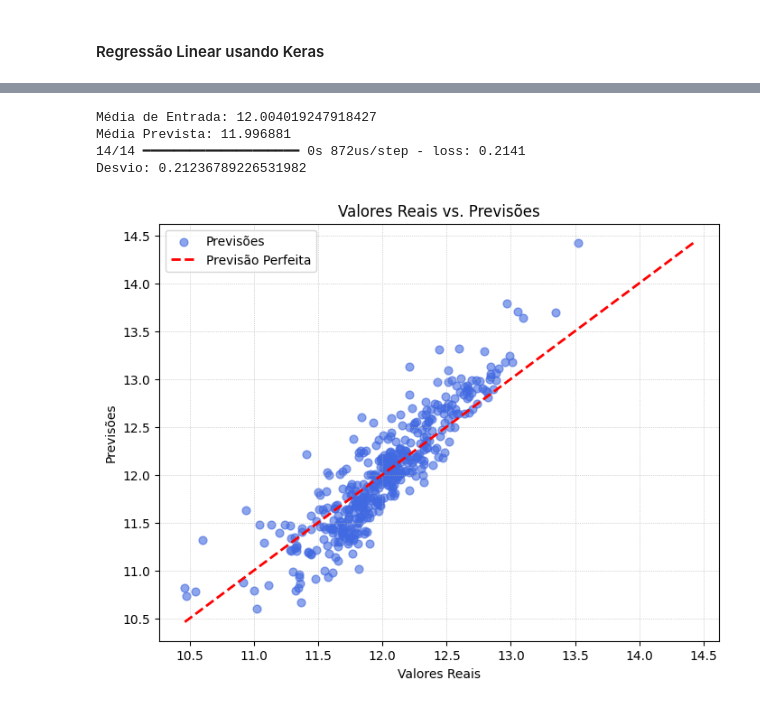
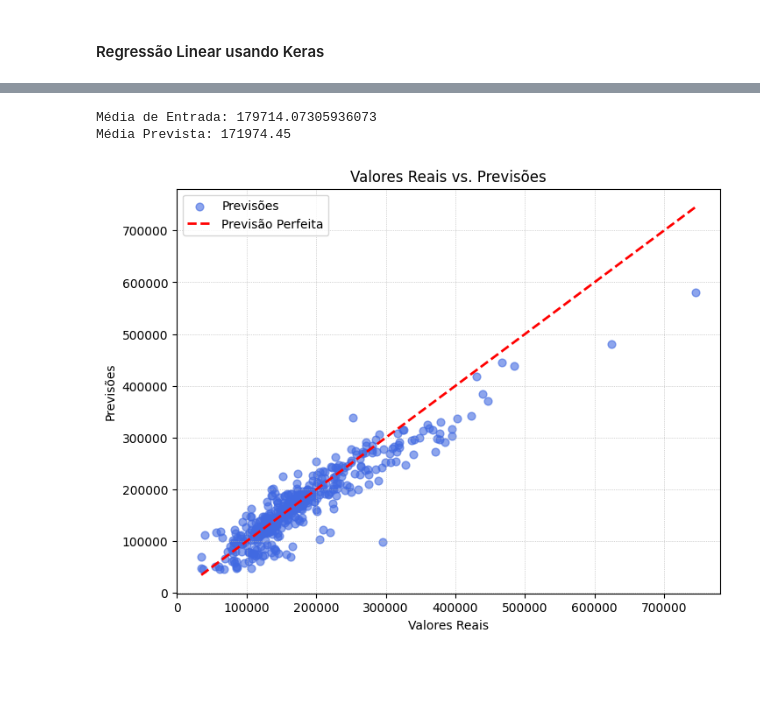
Before and after one commit to Nathan-Rgs/patternRecognition-supervisedLearning, a Jupyter notebook: regression/houses.ipynb, the cells around one changed output, grey strips where cells are left out. Saved outputs shown, nothing was run; the diff lists cells and outputs as text; code cells hidden in the pictures; blank space fills up the shorter version.

Commit message:
feat: Plot results and update columns

```diff
--- a/regression/houses.ipynb
+++ b/regression/houses.ipynb
@@ -337,10 +334,10 @@ np.random.seed(1)
 tf.random.set_seed(1)
 
 # Separacao de attr e classe
-X_train = train.drop(['SalePrice'], axis=1)
-y_train = train['SalePrice']
+X_train_cols = train.drop(['SalePrice'], axis=1)
+y_train_col = train['SalePrice']
 
-X_train, X_test, y_train, y_test = train_test_split(X_train, y_train, test_size = 0.3, shuffle=True, random_state=1)
+X_train, X_test, y_train, y_test = train_test_split(X_train_cols, y_train_col, test_size = 0.3, shuffle=True, random_state=1)
 # %% [markdown]
 #### Regressão Linear usando Keras
 # %%
@@ -353,14 +350,19 @@ model = keras.Sequential([
     layers.Dense(1)
 ])
 
-model.compile(optimizer=tf.optimizers.Adam(learning_rate=0.1), loss='mean_absolute_error')
+model.compile(optimizer=tf.optimizers.Adam(learning_rate=0.001), loss='mean_absolute_error')
 
-history = model.fit(X_train, y_train, epochs=6, validation_data=(X_test, y_test))
+history = model.fit(X_train, y_train, epochs=550, validation_split = 0.3)
 plot_loss(history)
 
 # Avalie o modelo
 y_pred = model.predict(X_test)
-print("MAE: " , mean_absolute_error(y_test, y_pred))
+print("MAE: " , model.evaluate(X_test, y_test))
 print("MSE: " , mean_squared_error(y_test, y_pred))
 print("R2: " , r2_score(y_test, y_pred))
+
+y_pred = y_pred.flatten()
+# Reverter a transformação logarítmica para escala original
+y_test_original = np.expm1(y_test)
+y_pred_original = np.expm1(y_pred)
 # %% [output]
@@ -384,32 +387,25 @@ R2:  0.6033925037402585
 # %%
-print('Média de Entrada:', y_test.mean())
-print('Média Prevista:', y_pred.mean())
-print('Desvio:', model.evaluate(X_test, y_test))
-
-# Garantir que y_test e y_pred estejam no formato correto
-y_test = np.array(y_test).flatten()
-y_pred = np.array(y_pred).flatten()
+print('Média de Entrada:', y_test_original.mean())
+print('Média Prevista:', y_pred_original.mean())
 
 # Visualizar os resultados com ajustes
 plt.figure(figsize=(8, 6))
-plt.scatter(y_test, y_pred, color='royalblue', alpha=0.6, s=40, label='Previsões')  # Ajuste de cor e transparência
+plt.scatter(y_test_original, y_pred_original, color='royalblue', alpha=0.6, s=40, label='Previsões')
 
 # Adicionar uma linha de referência para a previsão perfeita
-max_val = max(max(y_test), max(y_pred))
-min_val = min(min(y_test), min(y_pred))
-plt.plot([min_val, max_val], [min_val, max_val], color='red', linestyle='--', linewidth=2, label='Previsão Perfeita')  # Linha diagonal
+max_val = max(max(y_test_original), max(y_pred_original))
+min_val = min(min(y_test_original), min(y_pred_original))
+plt.plot([min_val, max_val], [min_val, max_val], color='red', linestyle='--', linewidth=2, label='Previsão Perfeita')
 
 # Configurações do gráfico
 plt.xlabel('Valores Reais')
 plt.ylabel('Previsões')
 plt.title('Valores Reais vs. Previsões')
 plt.legend()
 plt.grid(True, linestyle=':', linewidth=0.5)
 plt.show()
 # %% [output]
-Média de Entrada: 12.004019247918427
-Média Prevista: 11.996881
-14/14 ━━━━━━━━━━━━━━━━━━━━ 0s 872us/step - loss: 0.2141
-Desvio: 0.21236789226531982
+Média de Entrada: 179714.07305936073
+Média Prevista: 171974.45
-[figure, old version]
+[figure, new version]
 # %%
```
Also changed, not shown: parts of 6 cells of this notebook.
